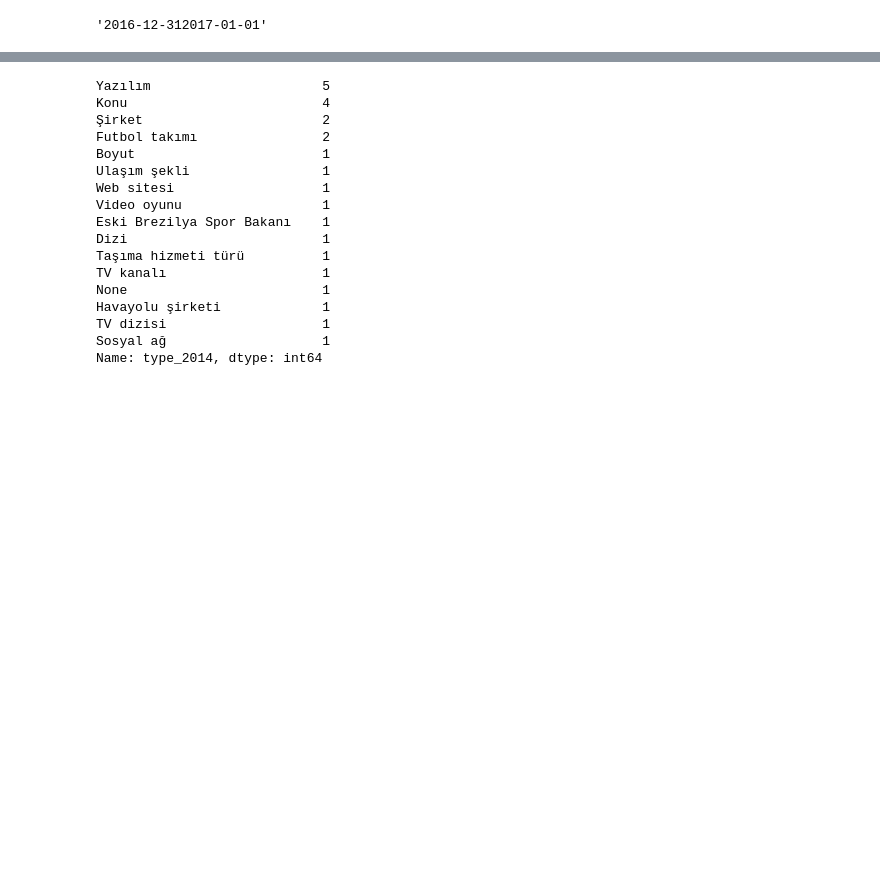
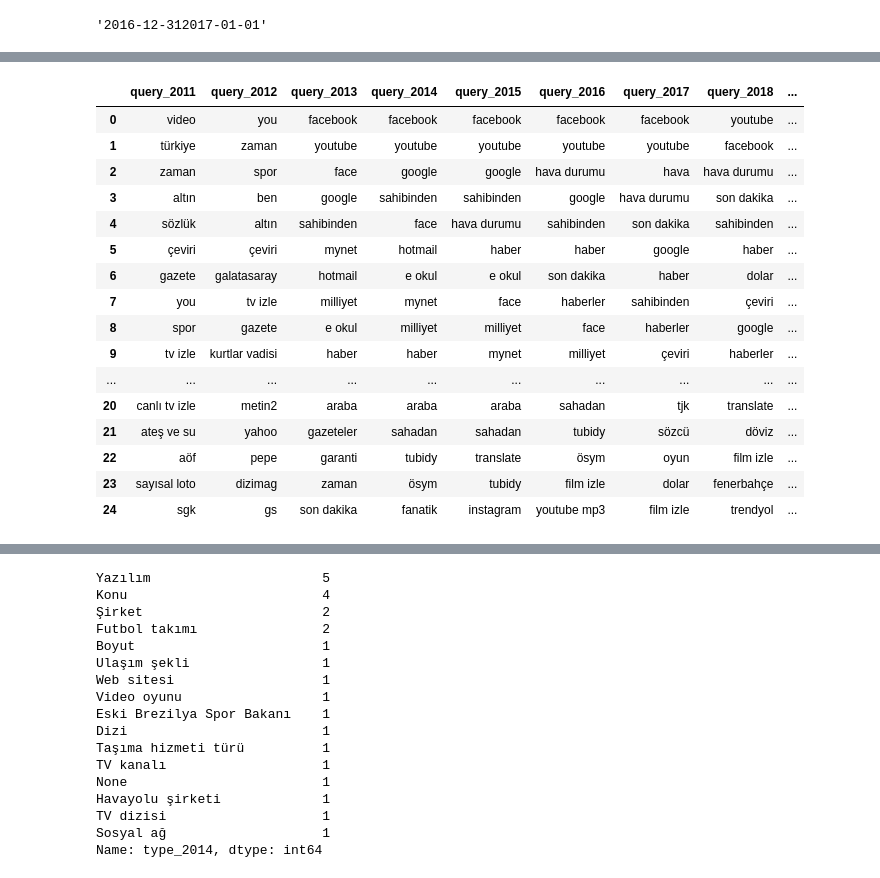
Before and after one commit to muhsinayaz/my-projects, a Jupyter notebook: 01-Data-Analysis-&-Visualization-wPy/03-DAwPy-Google-Search/Google-Search-AnalysiswP.ipynb, the cells around one changed output, grey strips where cells are left out. Cells and saved outputs as stored; diff of their text form; code cells hidden in the pictures; blank space fills up the shorter version.

```diff
--- a/01-Data-Analysis-&-Visualization-wPy/03-DAwPy-Google-Search/Google-Search-AnalysiswP.ipynb
+++ b/01-Data-Analysis-&-Visualization-wPy/03-DAwPy-Google-Search/Google-Search-AnalysiswP.ipynb
@@ -429,0 +314,20 @@ df_rise_q.filter(regex="query")
+# %%
+queries_top.filter(regex="query")
+# %% [output]
+|  | query_2011 | query_2012 | query_2013 | query_2014 | query_2015 | query_2016 | query_2017 | query_2018 | ... |
+| 0 | video | you | facebook | facebook | facebook | facebook | facebook | youtube | ... |
+| 1 | türkiye | zaman | youtube | youtube | youtube | youtube | youtube | facebook | ... |
+| 2 | zaman | spor | face | google | google | hava durumu | hava | hava durumu | ... |
+| 3 | altın | ben | google | sahibinden | sahibinden | google | hava durumu | son dakika | ... |
+| 4 | sözlük | altın | sahibinden | face | hava durumu | sahibinden | son dakika | sahibinden | ... |
+| 5 | çeviri | çeviri | mynet | hotmail | haber | haber | google | haber | ... |
+| 6 | gazete | galatasaray | hotmail | e okul | e okul | son dakika | haber | dolar | ... |
+| 7 | you | tv izle | milliyet | mynet | face | haberler | sahibinden | çeviri | ... |
+| 8 | spor | gazete | e okul | milliyet | milliyet | face | haberler | google | ... |
+| 9 | tv izle | kurtlar vadisi | haber | haber | mynet | milliyet | çeviri | haberler | ... |
+| ... | ... | ... | ... | ... | ... | ... | ... | ... | ... |
+| 20 | canlı tv izle | metin2 | araba | araba | araba | sahadan | tjk | translate | ... |
+| 21 | ateş ve su | yahoo | gazeteler | sahadan | sahadan | tubidy | sözcü | döviz | ... |
+| 22 | aöf | pepe | garanti | tubidy | translate | ösym | oyun | film izle | ... |
+| 23 | sayısal loto | dizimag | zaman | ösym | tubidy | film izle | dolar | fenerbahçe | ... |
+| 24 | sgk | gs | son dakika | fanatik | instagram | youtube mp3 | film izle | trendyol | ... |
```
Also changed, not shown: parts of 63 cells of this notebook, 6 other files.
